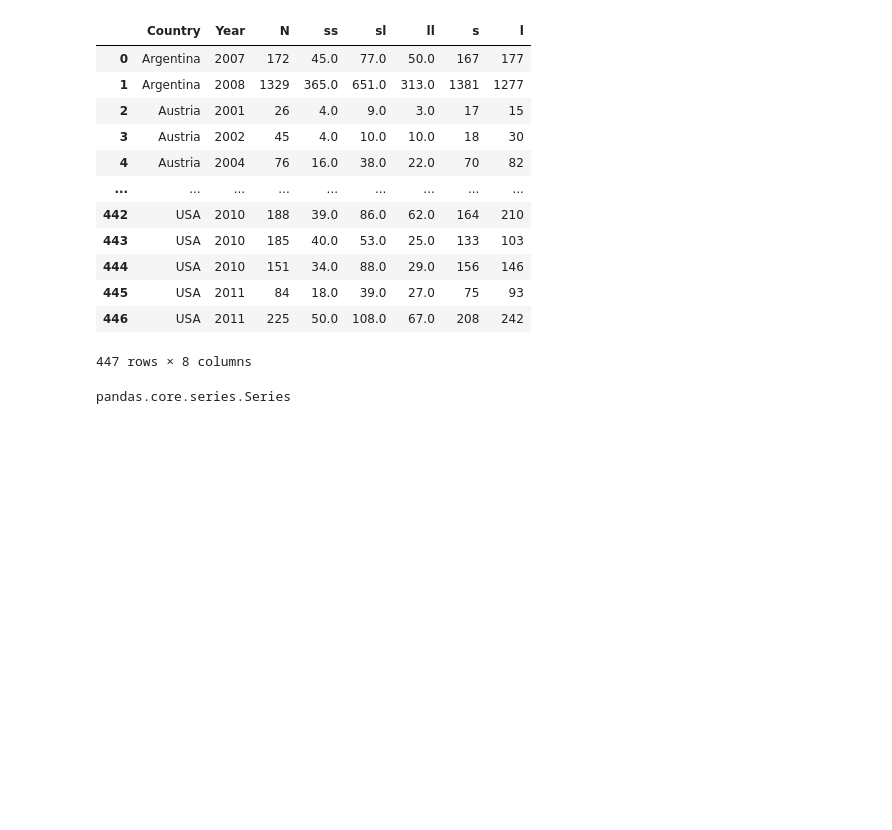
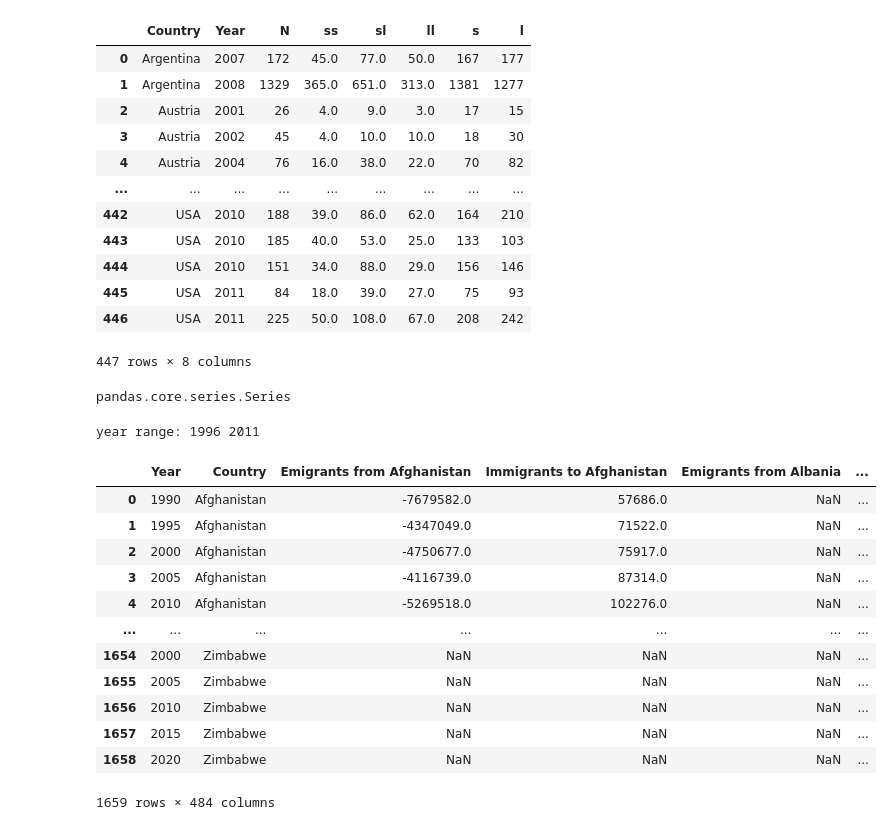
Before and after one commit to nooralteneiji/Happiness-Without-Borders, a Jupyter notebook: Notebook.ipynb, the cells around one changed output. Saved outputs shown, nothing was run; the diff lists cells and outputs as text; code cells hidden in the pictures; blank space fills up the shorter version.

```diff
--- a/Notebook.ipynb
+++ b/Notebook.ipynb
@@ -46,4 +46,23 @@ pandas.core.series.Series
 # %%
 sortedYearGene_df = df_gene.sort_values(by='Year')
 # %%
-print()
+print('year range:', sortedYearGene_df['Year'].min(), sortedYearGene_df['Year'].max())
+# %% [output]
+year range: 1996 2011
+# %%
+df_migration = pd.read_csv('Raw Data/migration-flows.csv')
+df_migration
+# %% [output]
+|  | Year | Country | Emigrants from Afghanistan | Immigrants to Afghanistan | Emigrants from Albania | ... |
+| 0 | 1990 | Afghanistan | -7679582.0 | 57686.0 | NaN | ... |
+| 1 | 1995 | Afghanistan | -4347049.0 | 71522.0 | NaN | ... |
+| 2 | 2000 | Afghanistan | -4750677.0 | 75917.0 | NaN | ... |
+| 3 | 2005 | Afghanistan | -4116739.0 | 87314.0 | NaN | ... |
+| 4 | 2010 | Afghanistan | -5269518.0 | 102276.0 | NaN | ... |
+| ... | ... | ... | ... | ... | ... | ... |
+| 1654 | 2000 | Zimbabwe | NaN | NaN | NaN | ... |
+| 1655 | 2005 | Zimbabwe | NaN | NaN | NaN | ... |
+| 1656 | 2010 | Zimbabwe | NaN | NaN | NaN | ... |
+| 1657 | 2015 | Zimbabwe | NaN | NaN | NaN | ... |
+| 1658 | 2020 | Zimbabwe | NaN | NaN | NaN | ... |
+1659 rows × 484 columns
```
Also changed, not shown: parts of 1 cell of this notebook, 4 other files.
